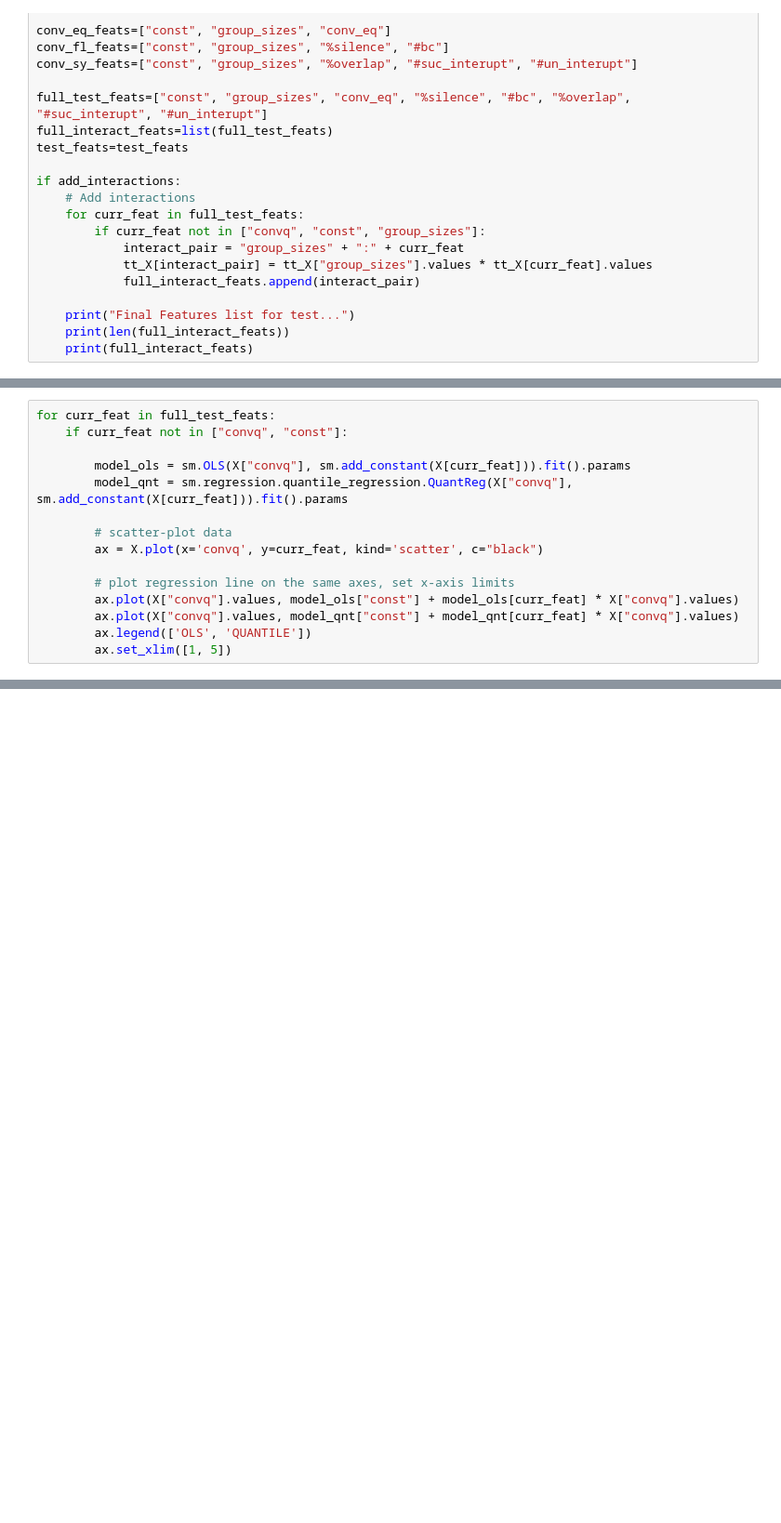
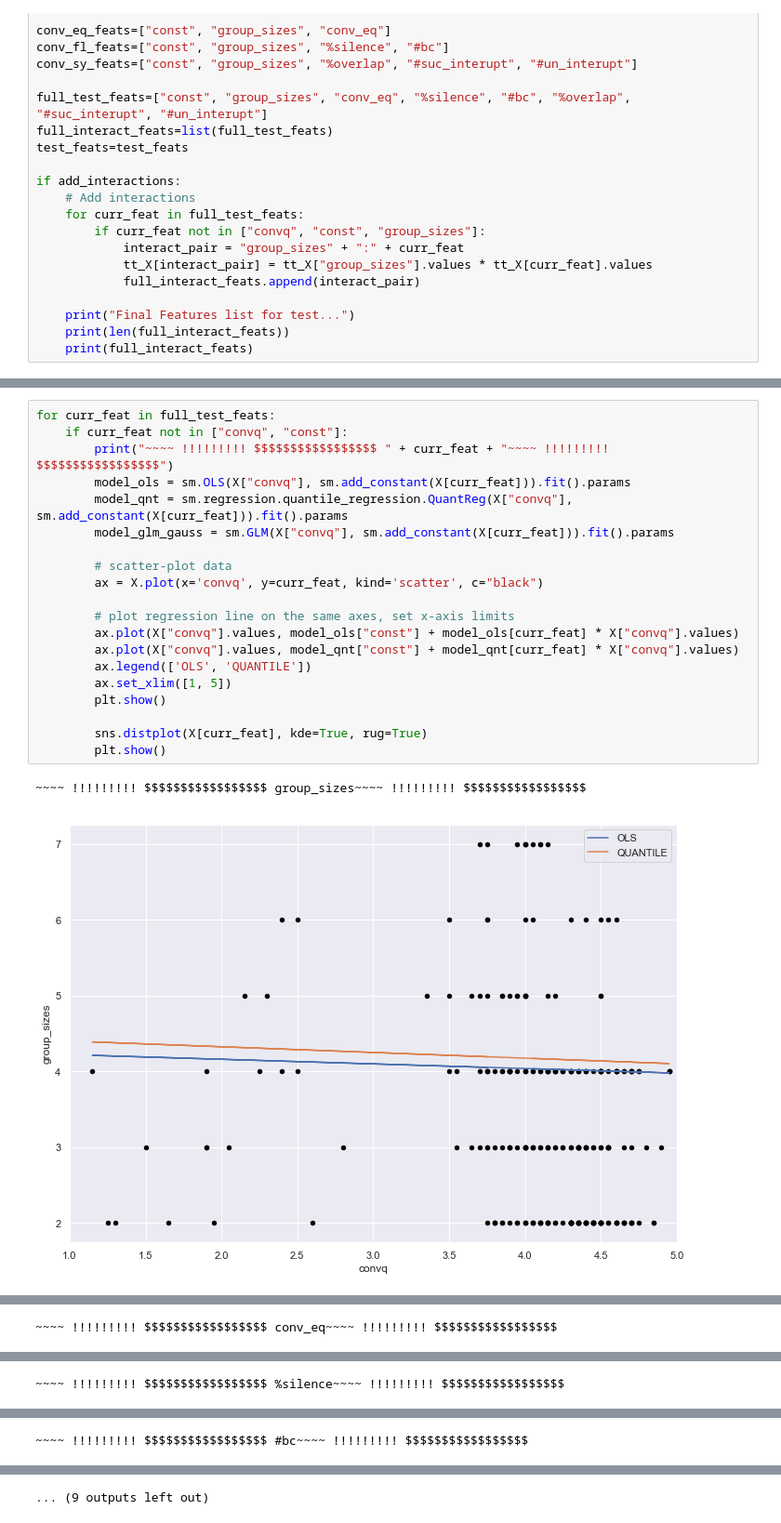
Before and after one commit to LRNavin/conversation_quality, a Jupyter notebook: main_experiment/statistical_tests/tt_vs_convq-indiv.ipynb, the cells around one changed output, grey strips where cells are left out. Shown at 93% size. Saved outputs shown, nothing was run; the diff lists cells and outputs as text; blank space fills up the shorter version.

```diff
--- a/main_experiment/statistical_tests/tt_vs_convq-indiv.ipynb
+++ b/main_experiment/statistical_tests/tt_vs_convq-indiv.ipynb
@@ -232,15 +232,23 @@ Covariance Type:            nonrobust
 # %%
 for curr_feat in full_test_feats:
     if curr_feat not in ["convq", "const"]:
-
+        print("~~~~ !!!!!!!!! $$$$$$$$$$$$$$$$$ " + curr_feat + "~~~~ !!!!!!!!! $$$$$$$$$$$$$$$$$")
         model_ols = sm.OLS(X["convq"], sm.add_constant(X[curr_feat])).fit().params
         model_qnt = sm.regression.quantile_regression.QuantReg(X["convq"], sm.add_constant(X[curr_feat])).fit().params
+        model_glm_gauss = sm.GLM(X["convq"], sm.add_constant(X[curr_feat])).fit().params
 
         # scatter-plot data
         ax = X.plot(x='convq', y=curr_feat, kind='scatter', c="black")
 
         # plot regression line on the same axes, set x-axis limits
         ax.plot(X["convq"].values, model_ols["const"] + model_ols[curr_feat] * X["convq"].values)
         ax.plot(X["convq"].values, model_qnt["const"] + model_qnt[curr_feat] * X["convq"].values)
         ax.legend(['OLS', 'QUANTILE'])
         ax.set_xlim([1, 5])
+        plt.show()
+
+        sns.distplot(X[curr_feat], kde=True, rug=True)
+        plt.show()
+# %% [output]
+~~~~ !!!!!!!!! $$$$$$$$$$$$$$$$$ group_sizes~~~~ !!!!!!!!! $$$$$$$$$$$$$$$$$
+[figure, added]
@@ -246,0 +256 @@ for curr_feat in full_test_feats:
+~~~~ !!!!!!!!! $$$$$$$$$$$$$$$$$ conv_eq~~~~ !!!!!!!!! $$$$$$$$$$$$$$$$$
@@ -246,0 +259 @@ for curr_feat in full_test_feats:
+~~~~ !!!!!!!!! $$$$$$$$$$$$$$$$$ %silence~~~~ !!!!!!!!! $$$$$$$$$$$$$$$$$
@@ -246,0 +262 @@ for curr_feat in full_test_feats:
+~~~~ !!!!!!!!! $$$$$$$$$$$$$$$$$ #bc~~~~ !!!!!!!!! $$$$$$$$$$$$$$$$$
@@ -246,0 +265 @@ for curr_feat in full_test_feats:
+... (9 outputs left out)
```
Also changed, not shown: parts of 4 cells of this notebook, 6 other files.
